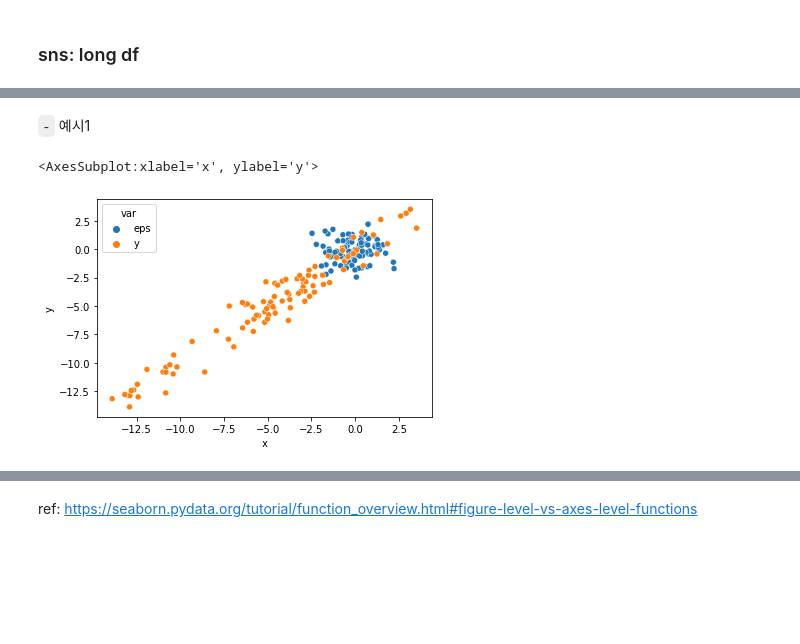
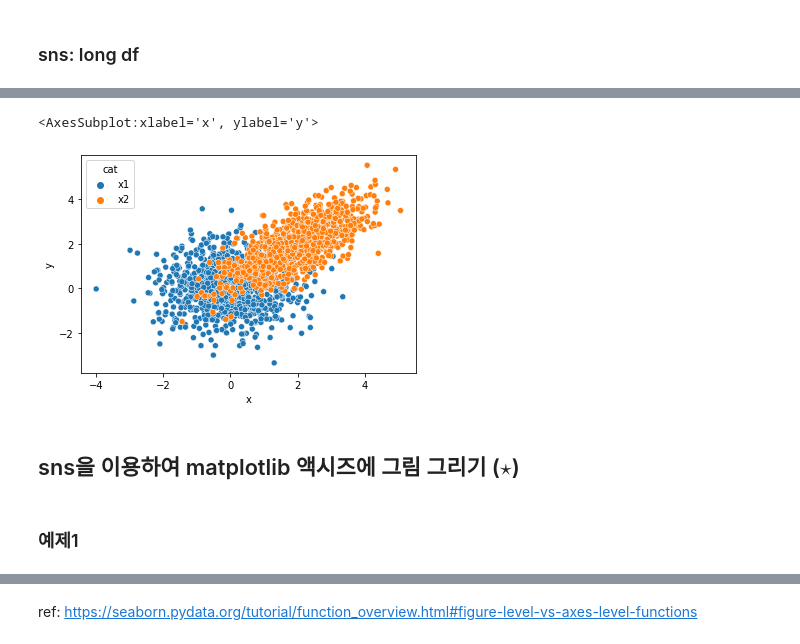
Before and after one commit to guebin/DV2022_backup, a Jupyter notebook: _notebooks/2022-10-03-(5주차) draft.ipynb, the cells around one changed output, grey strips where cells are left out. Saved outputs shown, nothing was run; the diff lists cells and outputs as text; code cells hidden in the pictures; blank space fills up the shorter version.

```diff
--- a/_notebooks/2022-10-03-(5주차) draft.ipynb
+++ b/_notebooks/2022-10-03-(5주차) draft.ipynb
@@ -110,0 +60,6 @@ df2
+# %%
+x= np.concatenate([x1,x2])
+y= np.concatenate([y1,y2])
+cat = ['x1']*len(x1) + ['x2']*len(x2)
+df2 = pd.DataFrame({'x':x,'y':y,'cat':cat})
+df2
@@ -111,7 +80,9 @@ df2
+# %%
+sns.scatterplot(data=df2,x='x',y='y',hue='cat')
+# %% [output]
+<AxesSubplot:xlabel='x', ylabel='y'>
+[figure, added]
+# %% [markdown]
+##  sns을 이용하여 matplotlib 액시즈에 그림 그리기 ($\star$)
 # %% [markdown]
-`-` 예시1
+### 예제1
-# %%
-sns.scatterplot(data=df2,x='x',y='y',hue='var')
-# %% [output]
-<AxesSubplot:xlabel='x', ylabel='y'>
-[figure, removed]
```
Also changed, not shown: parts of 76 cells of this notebook, 1 other file.
